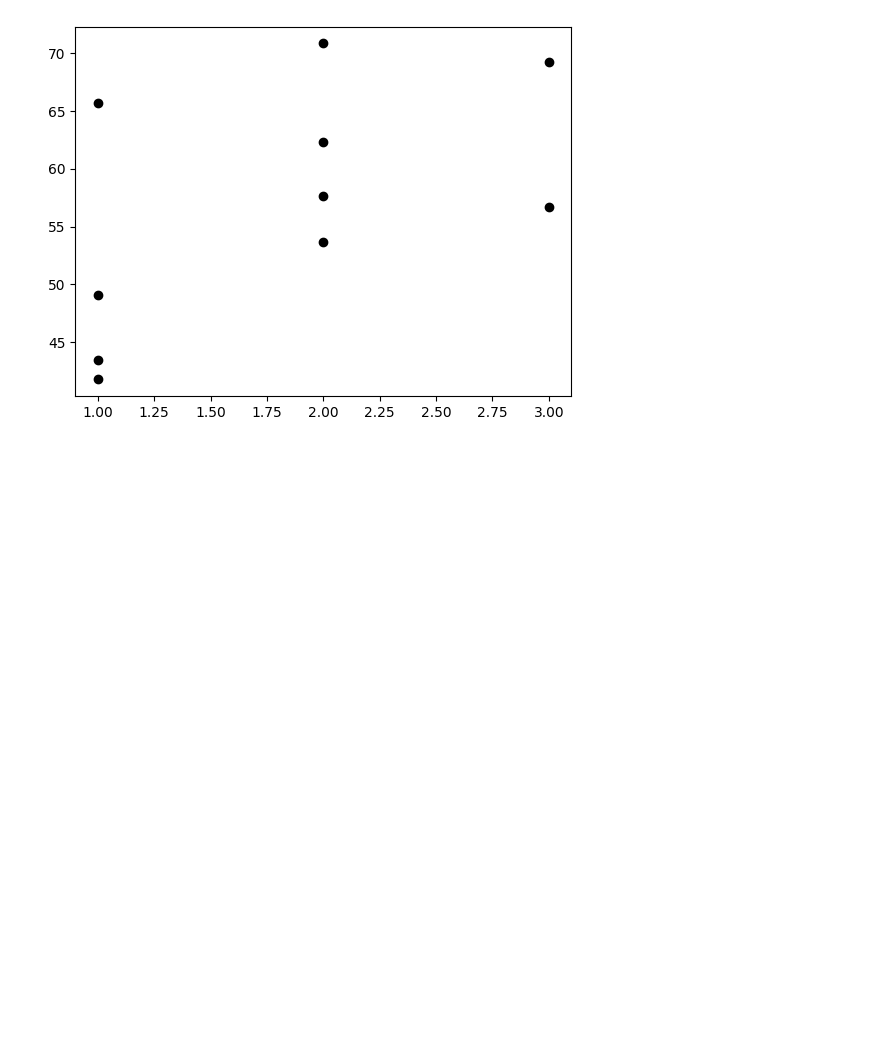
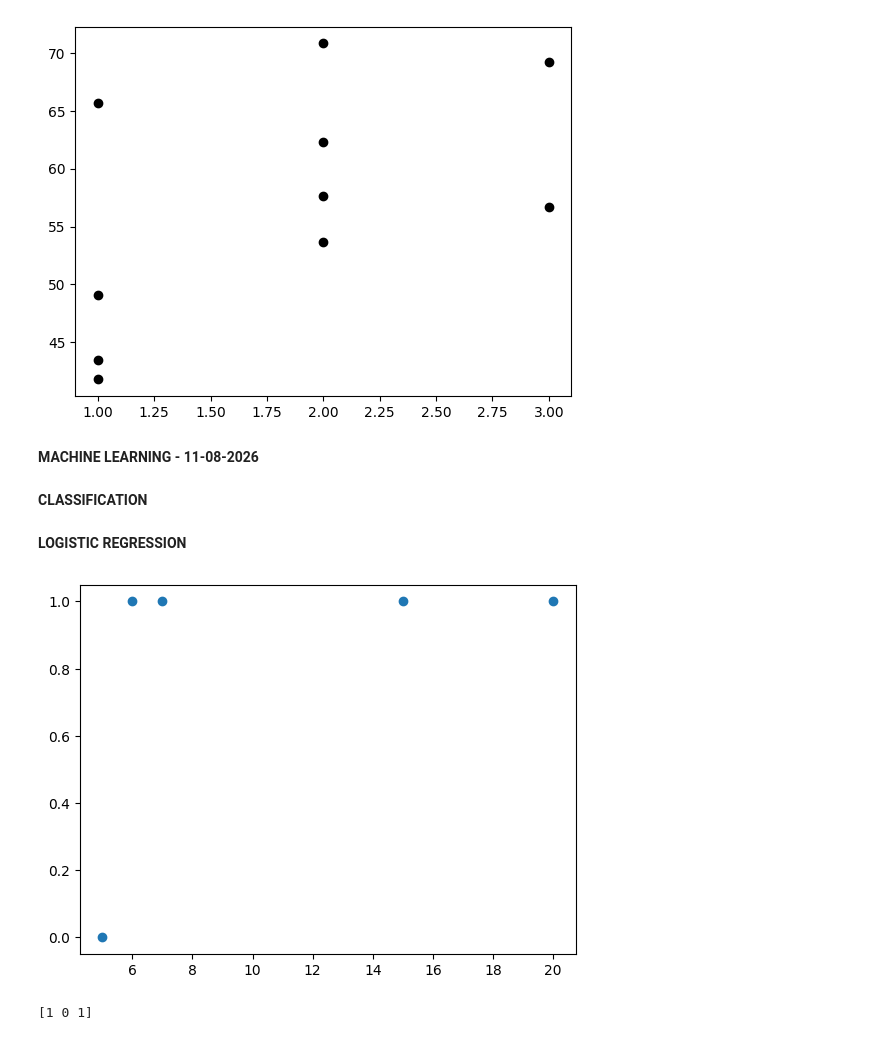
Before and after one commit to Sriram04r/CRT_2026, a Jupyter notebook: Machine_Learning.ipynb, the cells around one changed output. Cells and saved outputs as stored; diff of their text form; code cells hidden in the pictures; blank space fills up the shorter version.

```diff
--- a/Machine_Learning.ipynb
+++ b/Machine_Learning.ipynb
@@ -290,3 +292,75 @@ plt.show()
  [56.67140125]
  [49.11591324]]
 [figure]
+# %% [markdown]
+**MACHINE LEARNING - 11-08-2026**
+# %% [markdown]
+**CLASSIFICATION**
+# %% [markdown]
+**LOGISTIC REGRESSION**
+# %%
+import pandas as pd
+import matplotlib.pyplot as plt
+from sklearn.linear_model import LogisticRegression
+from sklearn.model_selection import train_test_split
+import pandas as pd
+data={
+    "student_hours":[20,30,2,10,35,15,12,13,18,4],
+    "student_result":["pass","fail","pass","pass","pass","fail","pass","fail","pass","fail"],
+}
+ds = pd.DataFrame(data)
+ds["student_result"]=ds["student_result"].map({"pass":1,"fail":0})
+x=ds[["student_hours"]]
+y=ds[["student_result"]]
+x_train,x_test,y_train,y_test=train_test_split(x,y,test_size=0.2,random_state=42)
+model=LogisticRegression()
+model.fit(x_train,y_train)
+data2={
+    "student_hours":[15,20,7,6,5]
+}
+sample_inp_ds=pd.DataFrame(data2)
+
+model_op=model.predict(sample_inp_ds)
+plt.scatter([15,20,7,6,5],model_op)
+plt.show()
+# %% [output]
+[figure, added]
+# %%
+import pandas as pd
+import matplotlib.pyplot as plt
+from sklearn.linear_model import LogisticRegression
+from sklearn.model_selection import train_test_split
+import pandas as pd
+
+import pandas as pd
+data={
+    'Email':['mail1@gmail.com', 'mail2@gmail.com', 'mail3@gmail.com', 'mail4@gmail.com', 'mail5@gmail.com', 'mail6@gmail.com', 'mail7@gmail.com', 'mail8@gmail.com', 'mail9@gmail.com', 'mail10@gmail.com'],
+    'Words':[100, 80, 40, 50, 60, 70, 80, 90, 20, 10],
+    'characters' : [50, 20, 20, 50, 30, 40, 30, 60, 20, 50],
+    'Links' : [4, 40, 10, 4, 2, 8, 12, 20, 36, 3],
+    'Report' : [100, 20, 5, 150, 2, 50, 100, 30, 20, 150],
+    'Label' : ['Spam', 'Spam', 'Not Spam', 'Spam', 'Not Spam', 'Spam', 'Spam', 'Not Spam', 'Not Spam', 'Spam']
+}
+ds = pd.DataFrame(data)
+
+ds=ds.drop(columns=['Email'])
+ds["Label"]=ds["Label"].map({"Spam":1,"Not Spam":0})
+
+x=ds[["Words","characters","Links","Report"]]
+y=ds[["Label"]]
+x_train,x_test,y_train,y_test=train_test_split(x,y,test_size=0.2,random_state=42)
+
+model=LogisticRegression()
+model.fit(x_train,y_train)
+
+data2={
+    "Words":[70,80,90],
+    "characters":[100,300,400],
+    "Links":[6,8,19],
+    "Report":[50,70,150]
+}
+sample_ds=pd.DataFrame(data2)
+model_op=model.predict(sample_ds)
+print(model_op)
+# %% [output]
+[1 0 1]
```
Also changed, not shown: parts of 2 cells of this notebook.
